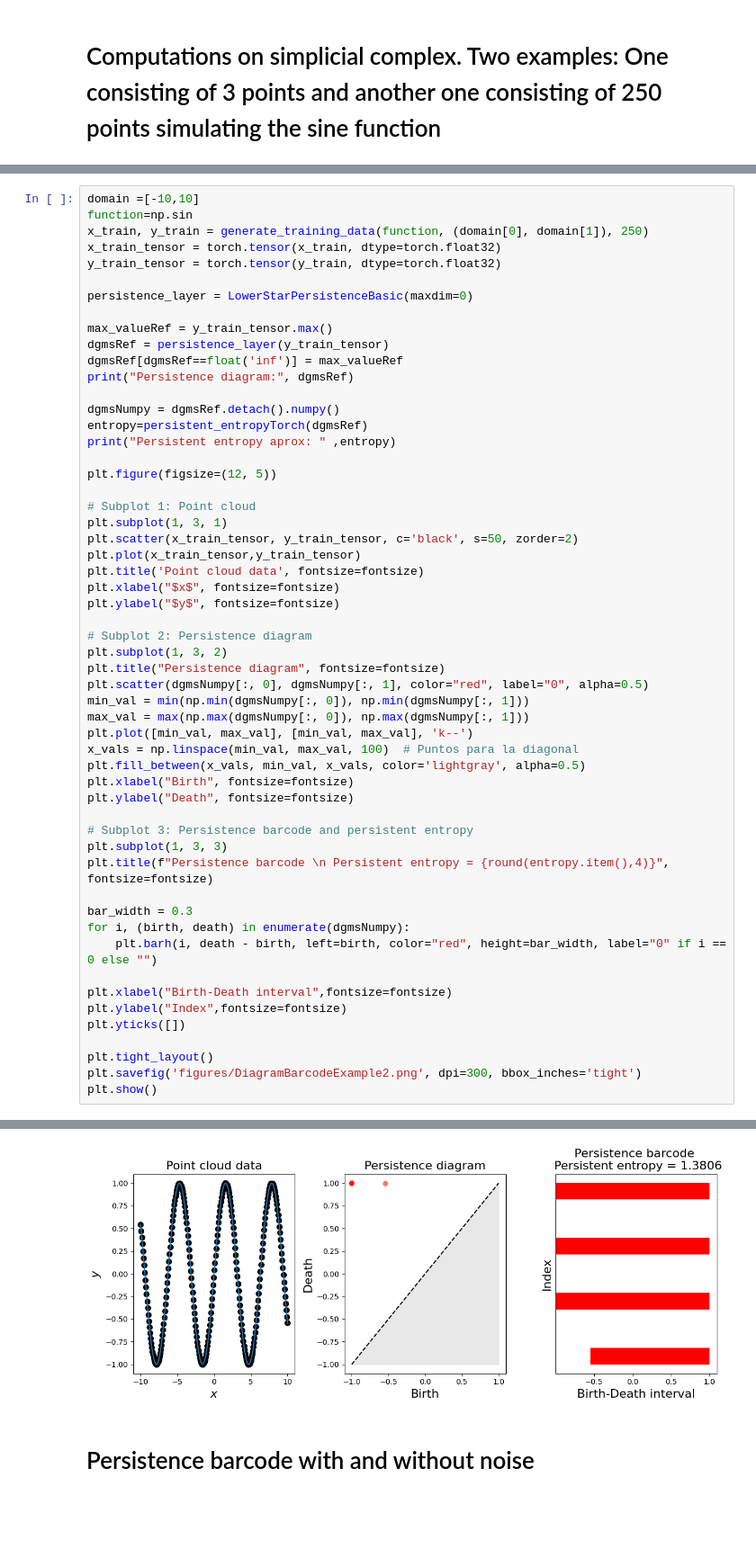
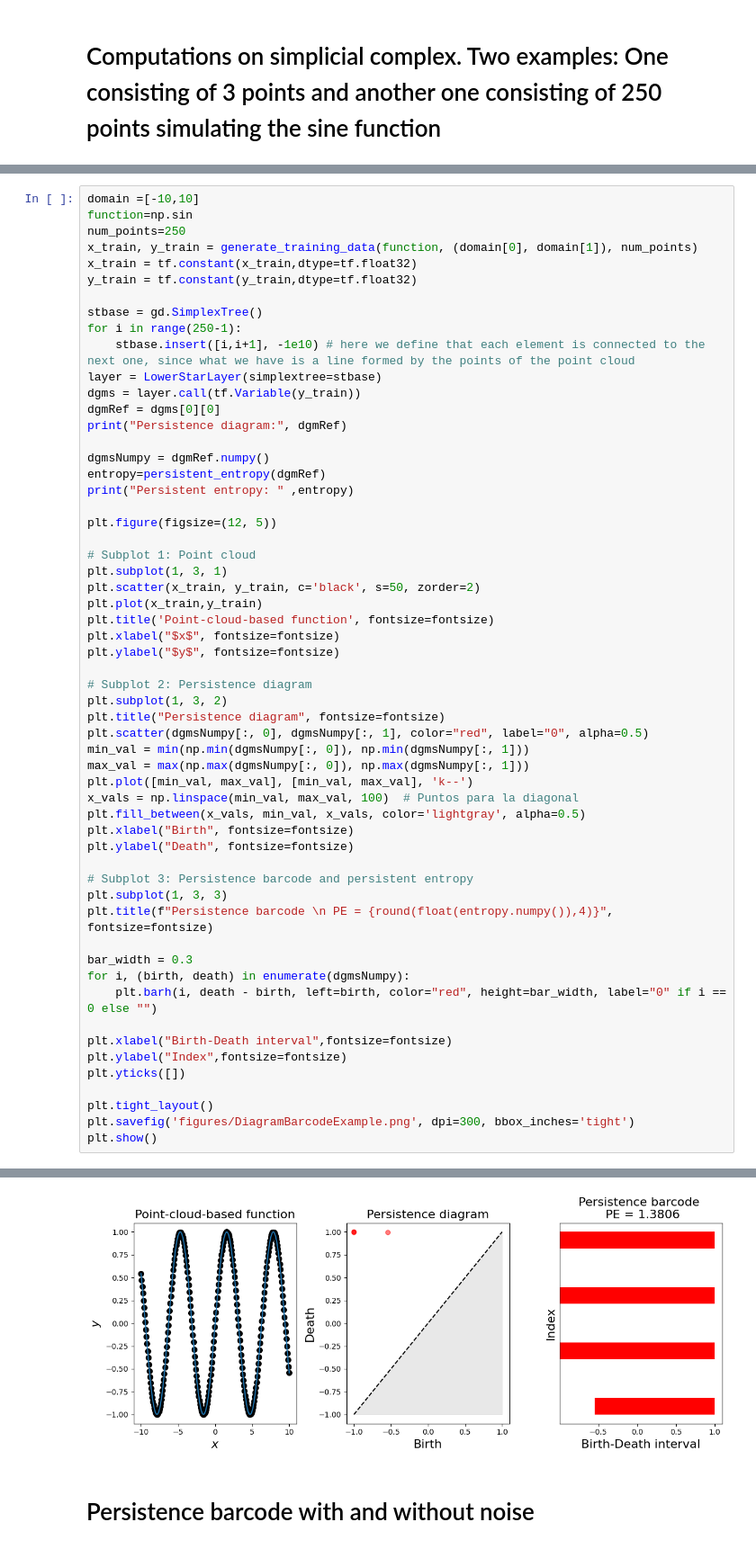
Before and after one commit to victosdur/Function_Approximation_Using_BNN_and_LWPE, a Jupyter notebook: FiguresPaper.ipynb, the cells around one changed output, grey strips where cells are left out. Shown: that part at 90% size. Drawn from its saved outputs; the diff is of its cells as text; blank space fills up the shorter version.

```diff
--- a/FiguresPaper.ipynb
+++ b/FiguresPaper.ipynb
@@ -75,28 +12,30 @@ Persistent entropy aprox (dimension 0):  tensor(0.6365)
 # %%
 domain =[-10,10]
 function=np.sin
-x_train, y_train = generate_training_data(function, (domain[0], domain[1]), 250)
-x_train_tensor = torch.tensor(x_train, dtype=torch.float32)
-y_train_tensor = torch.tensor(y_train, dtype=torch.float32)
+num_points=250
+x_train, y_train = generate_training_data(function, (domain[0], domain[1]), num_points)
+x_train = tf.constant(x_train,dtype=tf.float32)
+y_train = tf.constant(y_train,dtype=tf.float32)
 
-persistence_layer = LowerStarPersistenceBasic(maxdim=0)
+stbase = gd.SimplexTree()
+for i in range(250-1):
+    stbase.insert([i,i+1], -1e10) # here we define that each element is connected to the next one, since what we have is a line formed by the points of the point cloud
+layer = LowerStarLayer(simplextree=stbase)
+dgms = layer.call(tf.Variable(y_train))
+dgmRef = dgms[0][0]
+print("Persistence diagram:", dgmRef)
 
-max_valueRef = y_train_tensor.max()
-dgmsRef = persistence_layer(y_train_tensor)
-dgmsRef[dgmsRef==float('inf')] = max_valueRef
-print("Persistence diagram:", dgmsRef)
-
-dgmsNumpy = dgmsRef.detach().numpy()
-entropy=persistent_entropyTorch(dgmsRef)
-print("Persistent entropy aprox: " ,entropy)
+dgmsNumpy = dgmRef.numpy()
+entropy=persistent_entropy(dgmRef)
+print("Persistent entropy: " ,entropy)
 
 plt.figure(figsize=(12, 5))
 
 # Subplot 1: Point cloud
 plt.subplot(1, 3, 1)
-plt.scatter(x_train_tensor, y_train_tensor, c='black', s=50, zorder=2)
-plt.plot(x_train_tensor,y_train_tensor)
-plt.title('Point cloud data', fontsize=fontsize)
+plt.scatter(x_train, y_train, c='black', s=50, zorder=2)
+plt.plot(x_train,y_train)
+plt.title('Point-cloud-based function', fontsize=fontsize)
 plt.xlabel("$x$", fontsize=fontsize)
 plt.ylabel("$y$", fontsize=fontsize)
 
@@ -114,7 +53,7 @@ plt.ylabel("Death", fontsize=fontsize)
 
 # Subplot 3: Persistence barcode and persistent entropy
 plt.subplot(1, 3, 3)
-plt.title(f"Persistence barcode \n Persistent entropy = {round(entropy.item(),4)}", fontsize=fontsize)
+plt.title(f"Persistence barcode \n PE = {round(float(entropy.numpy()),4)}", fontsize=fontsize)
 
 bar_width = 0.3
 for i, (birth, death) in enumerate(dgmsNumpy):
@@ -125,6 +64,6 @@ plt.ylabel("Index",fontsize=fontsize)
 plt.yticks([])
 
 plt.tight_layout()
-plt.savefig('figures/DiagramBarcodeExample2.png', dpi=300, bbox_inches='tight')
+plt.savefig('figures/DiagramBarcodeExample.png', dpi=300, bbox_inches='tight')
 plt.show()
 # %% [output]
@@ -136,4 +76,4 @@ Persistent entropy aprox:  tensor(1.3806)
-[figure, old version]
+[figure, new version]
 # %% [markdown]
 # Persistence barcode with and without noise
 # %%
```
Also changed, not shown: parts of 7 cells of this notebook, 34 other files.
